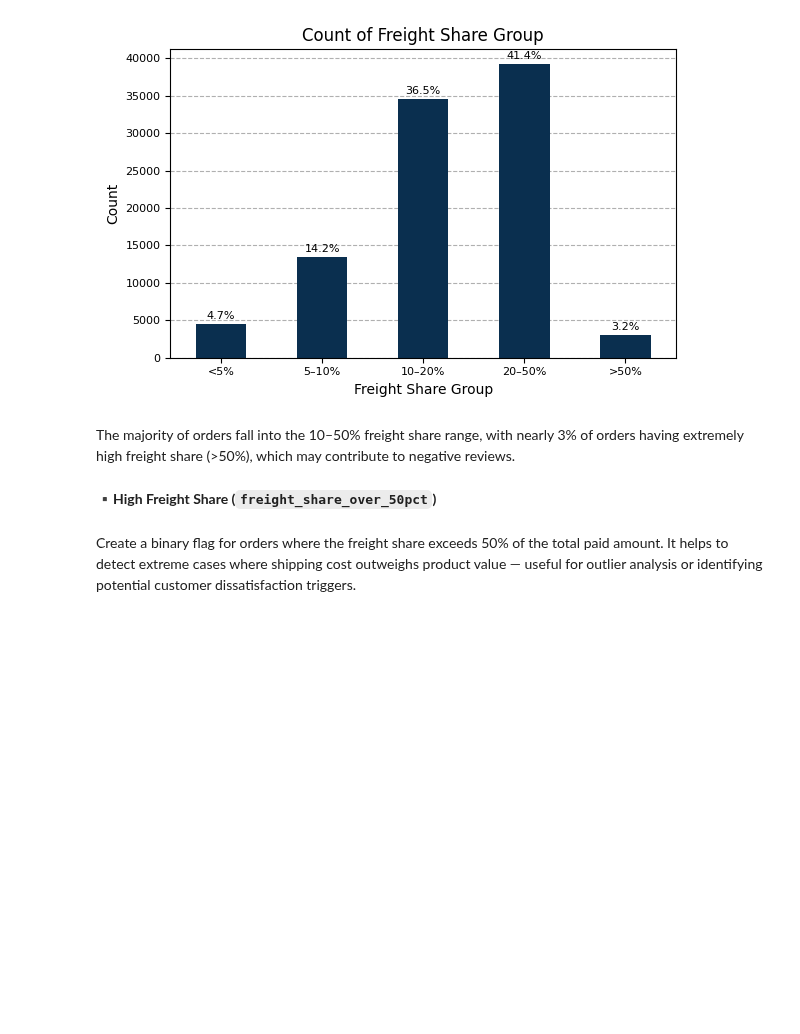
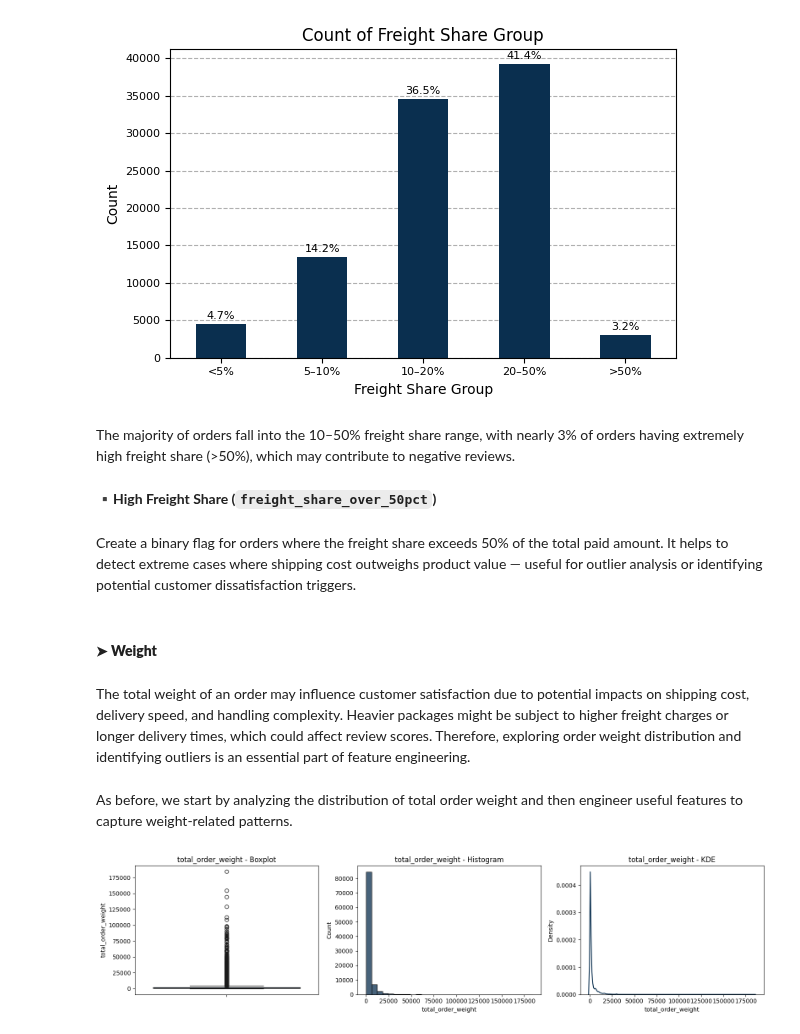
Before and after one commit to OlesyaEvseeva/customer-satisfaction-ecommerce, a Jupyter notebook: notebooks/02_data_integration_preprocessing.ipynb, the cells around one changed output. Cells and saved outputs as stored; diff of their text form; code cells hidden in the pictures; blank space fills up the shorter version.

Commit message:
explore(notebook-2): analyze total_order_weight distribution and relationships with freight cost/share

```diff
--- a/notebooks/02_data_integration_preprocessing.ipynb
+++ b/notebooks/02_data_integration_preprocessing.ipynb
@@ -1164,3 +1164,14 @@ Create a binary flag for orders where the freight share exceeds 50% of the total
 # %%
 # Flag orders where freight is more than 50% of total amount
 df_orders["freight_share_over_50pct"] = (df_orders["freight_share"] > 0.5).astype(int)
+# %% [markdown]
+#### **➤ Weight**
+# %% [markdown]
+The total weight of an order may influence customer satisfaction due to potential impacts on shipping cost, delivery speed, and handling complexity. Heavier packages might be subject to higher freight charges or longer delivery times, which could affect review scores. Therefore, exploring order weight distribution and identifying outliers is an essential part of feature engineering.
+# %% [markdown]
+As before, we start by analyzing the distribution of total order weight and then engineer useful features to capture weight-related patterns.
+# %%
+# Generate boxplot, histogram, and KDE plot for 'total_order_weight'
+u.numplots_univariate("total_order_weight", df_orders)
+# %% [output]
+[figure, added]
```
Also changed, not shown: parts of 19 cells of this notebook.
